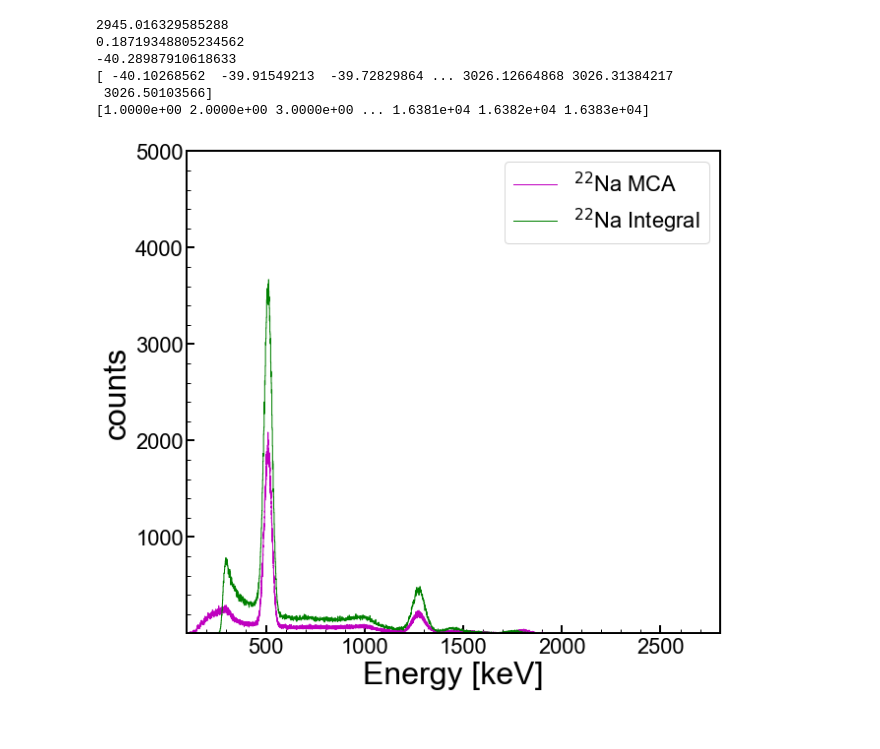
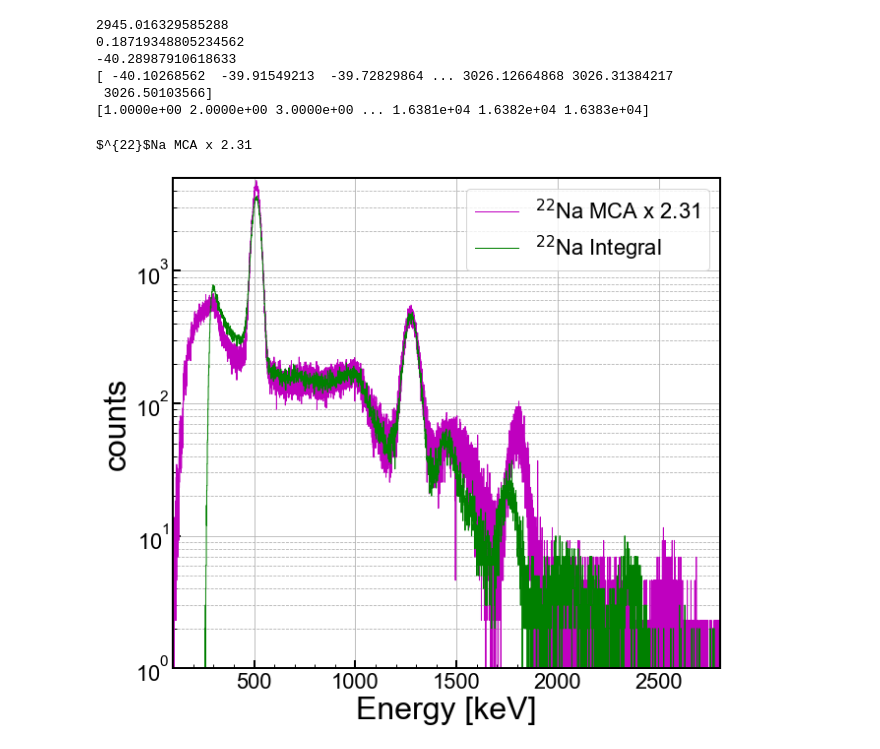
Before and after one commit to villano-lab/Boron-Absorption, a Jupyter notebook: MCA-res/calibration.ipynb, the cells around one changed output. Drawn from its saved outputs; the diff is of its cells as text; code cells hidden in the pictures.

```diff
--- a/MCA-res/calibration.ipynb
+++ b/MCA-res/calibration.ipynb
@@ -246,6 +246,9 @@ print(mca_bins)
 #set up a 1d plot
 fig,axes = plt.subplots(1,1,figsize=(9.0,8.0),sharex=True)
 ax1 = axes
+
+fac=(150/65.0);
+
 
 blue = '#118DFA'
 xmin=100
@@ -254,36 +257,39 @@ stepsize=100
 #ax1.xaxis.set_ticks(np.arange(xmin, xmax, stepsize))
 #ax1.step(bknd_bins,bknd_cnts, where='mid',color='m', linestyle='-', \
 #            label='background', linewidth=2)
-ax1.step(calmca(mca_bins),mca_cnts,color='m',where='mid', linestyle='-',label='$^{22}$Na MCA', linewidth=1)
+labelstr='$^{{22}}$Na MCA x {0:2.2f}'.format(fac)
+print(labelstr)
+ax1.step(calmca(mca_bins),fac*mca_cnts,color='m',where='mid', linestyle='-',label=labelstr, linewidth=1)
 ax1.step(calint(int_bins),int_cnts,color='g',where='mid', linestyle='-',label='$^{22}$Na Integral', linewidth=1)
 
 
 ymin = 1.0
 ymax = 5000.0
 
 
 #ax1.fill_between(bknd_bins,np.zeros(np.shape(bknd_bins)),bknd_cnts,step='mid',facecolor='m',alpha=0.4, \
 #                 label='')
 
 
 
-ax1.set_yscale('linear')
-#ax1.set_yscale('log')
+#ax1.set_yscale('linear')
+ax1.set_yscale('log')
 ax1.set_xlim(xmin, xmax)
 ax1.set_ylim(ymin,ymax)
 ax1.set_xlabel(r'Energy [keV]')
 ax1.set_ylabel('counts')
-#ax1.grid(True)
-#ax1.yaxis.grid(True,which='minor',linestyle='--')
+ax1.grid(True)
+ax1.yaxis.grid(True,which='minor',linestyle='--')
 ax1.legend(loc=1,prop={'size':22})
 #ax1.legend(bbox_to_anchor=(1.04,1),borderaxespad=0,prop={'size':22})
 
 for axis in ['top','bottom','left','right']:
   ax1.spines[axis].set_linewidth(2)
 
 plt.tight_layout()
 #plt.savefig('paper_figures/MSyieldHist_Figure3a.eps')
 #plt.savefig('paper_figures/MSyieldHist_Figure3a.pdf')
 plt.show()
 # %% [output]
+$^{22}$Na MCA x 2.31
-[figure, old version]
+[figure, new version]
```
Also changed, not shown: parts of 1 cell of this notebook.
